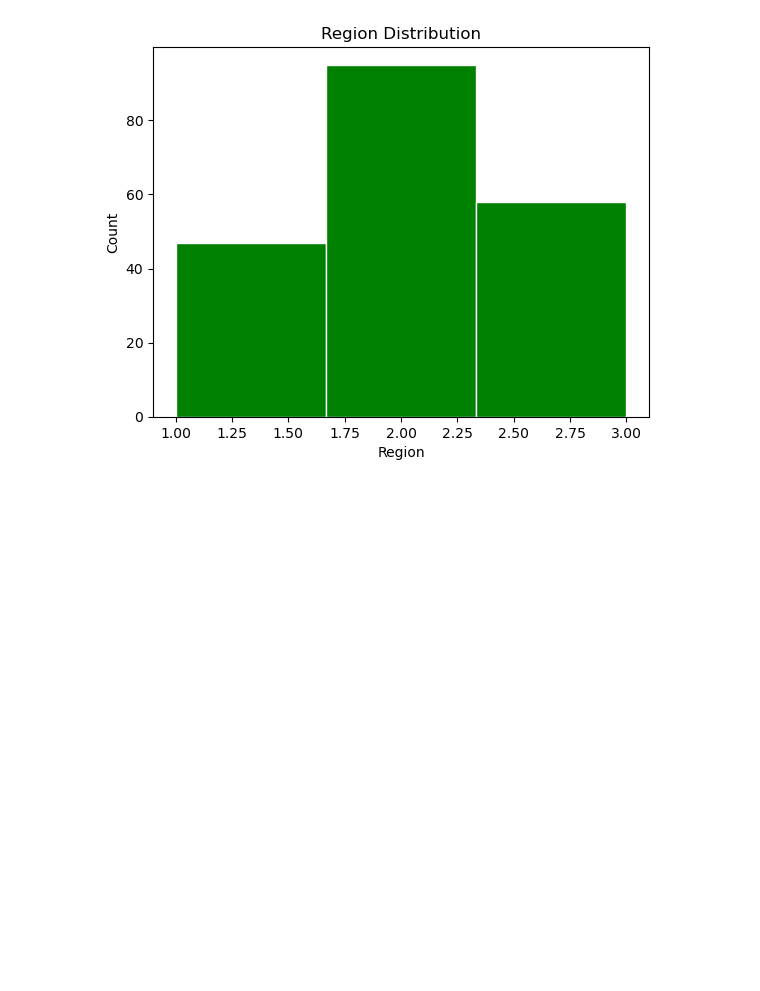
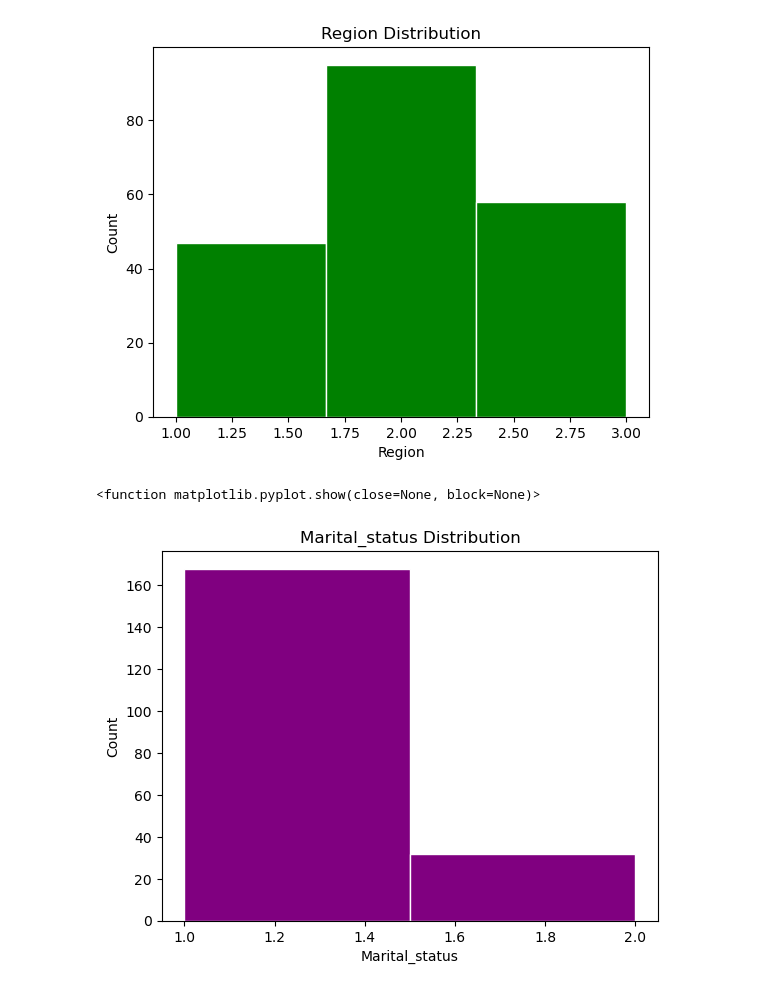
Before and after one commit to KhadafiZubaidiDev/my-projects, a Jupyter notebook: advanced-statistic-project/main.ipynb, the cells around one changed output. Cells and saved outputs as stored; diff of their text form; code cells hidden in the pictures; blank space fills up the shorter version.

```diff
--- a/advanced-statistic-project/main.ipynb
+++ b/advanced-statistic-project/main.ipynb
@@ -201,3 +201,12 @@ plt.show
 # %% [output]
 <function matplotlib.pyplot.show(close=None, block=None)>
 [figure]
+# %%
+plt.hist(df['Marital_status'],bins=2,edgecolor="white",color="purple")
+plt.title('Marital_status Distribution')
+plt.xlabel('Marital_status')
+plt.ylabel('Count')
+plt.show
+# %% [output]
+<function matplotlib.pyplot.show(close=None, block=None)>
+[figure, added]
```
Also changed, not shown: parts of 16 cells of this notebook.
